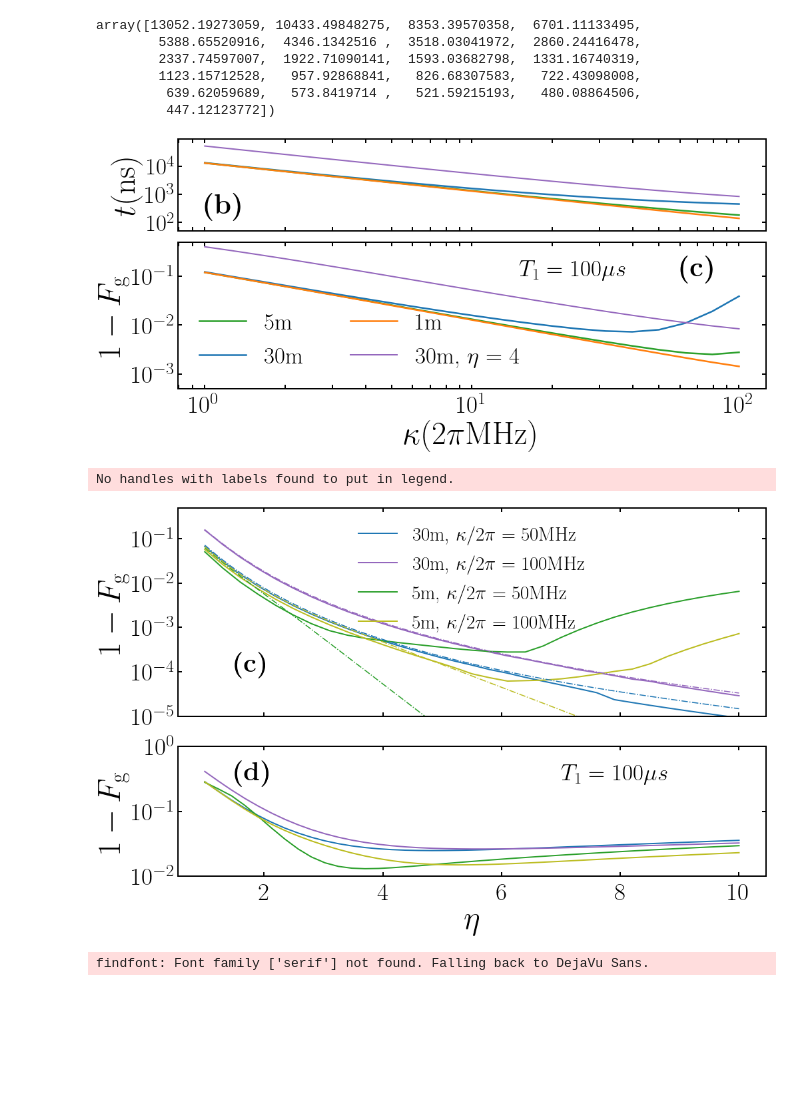
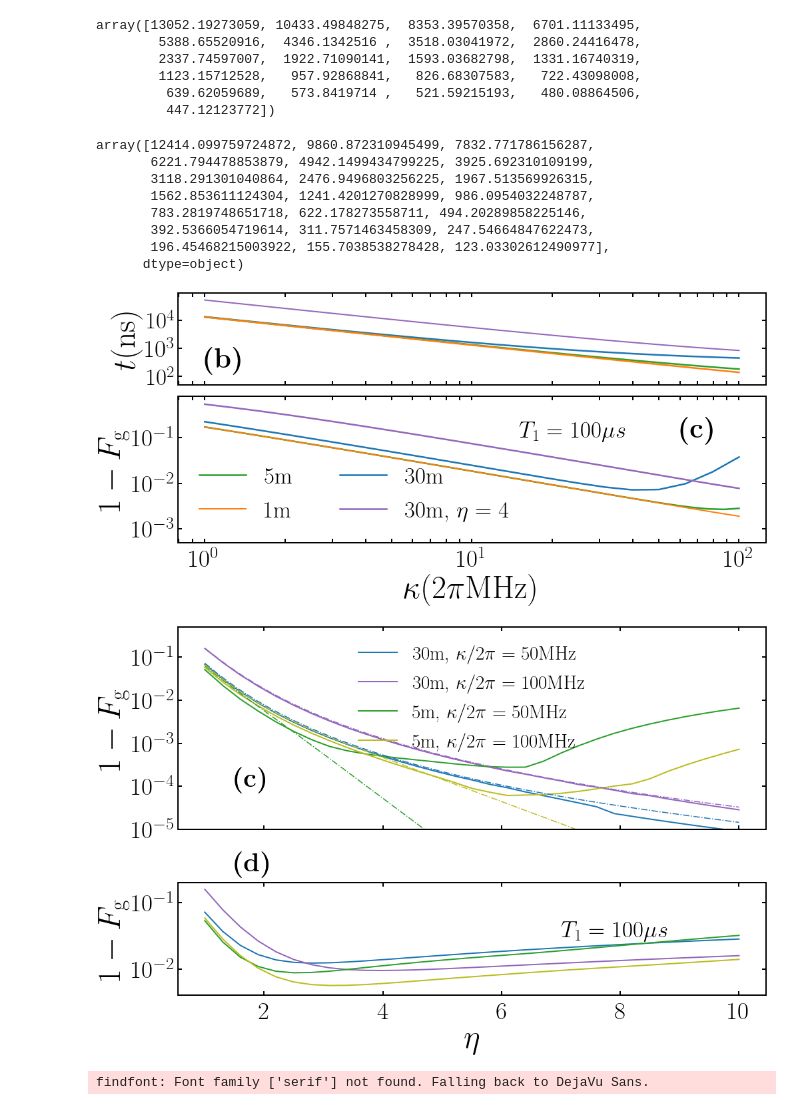
Before and after one commit to Gphysics-fpf/2022_state_transfer, a Jupyter notebook: Codes/99 All article plots.ipynb, the cells around one changed output. Drawn from its saved outputs; the diff is of its cells as text; code cells hidden in the pictures; blank space fills up the shorter version.

```diff
--- a/Codes/99 All article plots.ipynb
+++ b/Codes/99 All article plots.ipynb
@@ -403,6 +465,17 @@ array([13052.19273059, 10433.49848275,  8353.39570358,  6701.11133495,
         1123.15712528,   957.92868841,   826.68307583,   722.43098008,
          639.62059689,   573.8419714 ,   521.59215193,   480.08864506,
          447.12123772])
+# %%
+P_transfer_30m[:,-1]
+# %% [output]
+array([12414.099759724872, 9860.872310945499, 7832.771786156287,
+       6221.794478853879, 4942.1499434799225, 3925.692310109199,
+       3118.291301040864, 2476.9496803256225, 1967.513569926315,
+       1562.853611124304, 1241.4201270828999, 986.0954032248787,
+       783.2819748651718, 622.178273558711, 494.20289858225146,
+       392.5366054719614, 311.7571463458309, 247.54664847622473,
+       196.45468215003922, 155.7038538278428, 123.03302612490977],
+      dtype=object)
 # %%
 fig, (ax1, ax2) = plt.subplots(2, 1, figsize=(14,6.6), sharex=True, constrained_layout=True,  gridspec_kw={'height_ratios': [1, 1.6]})
 fid_difr_30 = diffraction(l=30, κ=all_kappas)
@@ -411,14 +484,12 @@ fid_difr_15 =  diffraction(l=5, κ=all_kappas)
 
 
 duration_30m = setup.Exp2QB2Cavities(l=30).tprop + 2*(10/(all_kappas*0.5))
-
 duration_30m_quarter = setup.Exp2QB2Cavities(l=30).tprop + 2*(10/(all_kappas*0.5*0.25))
 duration_5m = setup.Exp2QB2Cavities(l=5).tprop + 2*(10/(all_kappas*0.5))
-
 duration_30m_tenth = setup.Exp2QB2Cavities(l=30).tprop + 2*(10/(all_kappas/20))
-
 duration_30m_half = setup.Exp2QB2Cavities(l=30).tprop + 2*(10/(all_kappas*0.5*0.5))
 duration_1m = setup.Exp2QB2Cavities(l=1, mmax=60).tprop + 2*(10/(all_kappas*0.5))
+
 
 ax1.loglog(all_kappas/(2e-3*π), 2*duration_30m, color = 'tab:blue',linewidth=2.5)
 ax1.loglog(all_kappas/(2e-3*π), 2*duration_30m_quarter, color = 'tab:purple',linewidth=2)
@@ -428,10 +499,15 @@ ax1.loglog(all_kappas/(2e-3*π), 2*duration_1m, color = 'tab:orange',linewidth=2
 
 
 T1_1=100e-6*1e9
-ax2.plot(all_kappas/(2e-3*π), 1-np.load('state_transfer_5_resonant_k.npy')*np.load('state_transfer_5_resonant_k.npy')*np.exp(-2*duration_5m/T1_1), color = 'tab:green', linewidth=2.5, label = '5m')
-ax2.plot(all_kappas/(2e-3*π), (1-np.load('q2_ST_L30.npy')*np.load('q2_ST_L30.npy')*np.exp(-2*duration_30m/T1_1)), color = 'tab:blue',linewidth=2.5, label = '30m')
-ax2.plot(all_kappas/(2e-3*π),1-np.load('state_transfer_1_resonant_k_71modes.npy')*np.load('state_transfer_1_resonant_k_71modes.npy')*np.exp(-2*duration_1m/T1_1),linewidth=2.5, color='tab:orange', label = '1m')
-ax2.plot(all_kappas/(2e-3*π), 1-np.load('state_transfer_30_quarter.npy')*np.load('state_transfer_30_quarter.npy')*np.exp(-2*duration_30m_quarter/T1_1), color = 'tab:purple',linewidth=2, label = '30m, $\eta=4$')
+
+all_kappas = 2*π*np.logspace(0.0, 2.0, 36)*1e-3
+ax2.plot(all_kappas/(2e-3*π), 1 - np.abs(P_transfer_5m[:,0]) * np.abs(P_transfer_5m[:,0]) * np.exp(-2 * np.array(P_transfer_5m[:,-1], dtype = float) / T1_1) , color = 'tab:green',linewidth=2.5, label = '5m')
+ax2.plot(all_kappas/(2e-3*π), 1 - np.abs(P_transfer_1m_71modes[:,0]) * np.abs(P_transfer_1m_71modes[:,0]) * np.exp(-2 * np.array(P_transfer_1m_71modes[:,-1], dtype = float) / T1_1), color = 'tab:orange',linewidth=2, label = '1m')
+
+all_kappas = 2*π*np.logspace(0.0, 2.0, 21)*1e-3
+ax2.plot(all_kappas/(2e-3*π), 1 - np.abs(P_transfer_30m[:,0]) * np.abs(P_transfer_30m[:,0]) * np.exp(-2 * np.array(P_transfer_30m[:,-1], dtype = float) / T1_1) , color = 'tab:blue', linewidth=2.5, label = '30m')
+
+ax2.plot(all_kappas/(2e-3*π), 1 - np.abs(P_transfer_30m_quarter[:,0]) * np.abs(P_transfer_30m_quarter[:,0]) * np.exp(-2 * np.array(P_transfer_30m_quarter[:,-1], dtype = float) / T1_1) ,linewidth=2.5, color='tab:purple', label = '30m, $\eta=4$')
 
 
 # alpha2plot=0.3
@@ -466,7 +542,7 @@ ax2.tick_params(labelcolor='black', labelsize='small', width=2, length =6)
 ax2.tick_params(which='minor', color='black',  width=2, length=6)
 ax2.text(15, 1e-1,'$T_1 = 100 \mu s$',color='black', fontsize=35)
 
-ax2.set_ylim(.5e-3,0.5)
+ax2.set_ylim(.5e-3,0.8)
 ax2.set_yticks([0.001,0.01,0.1]) #,['10^1','10^2','10^3','10^4'])
 ax2.xaxis.set_tick_params(labelsize=37)
 ax2.yaxis.set_tick_params(labelsize=37)
@@ -479,9 +555,9 @@ ax2.legend(loc='lower left', ncol=2)
 
 
 plt.show()
-fig.savefig('../Newfigures/fig5bc.svg')
-fig.savefig('../Newfigures/fig5bc.pdf')
+fig.savefig('../Figures/fig5bc.svg')
+fig.savefig('../Figures/fig5bc.pdf')
 # %% [output]
-[figure, old version]
+[figure, new version]
 # %%
 ## Without Purcell filter but extended in \eta with and without optimized \chi
@@ -519,5 +586,5 @@ all_ηP = np.linspace(1, 10, 41)
 # %%
-fig, (ax1, ax2) = plt.subplots(2, 1, figsize=(14,9), sharex=True, constrained_layout=True,  gridspec_kw={'height_ratios': [1.6, 1]})
+fig, (ax1, ax2) = plt.subplots(2, 1, figsize=(14,9), sharex=True, constrained_layout=True,  gridspec_kw={'height_ratios': [1.8, 1]})
 
 # plt.rcParams.update({'font.size': 32})
 
@@ -530,10 +597,10 @@ ax2.set_yscale('log')
 #p2 = ax1.plot(all_η, 1-np.abs(new_phase_gate_5m_50MHz[:,-1]), label='30m, 50[ MHz]',color='tab:green',linewidth=2.5)
 #p4 = ax1.plot(all_η, 1-np.abs(new_phase_gate_5m_100MHz[:,-1]), label='30m, 100[ MHz]',color='tab:red',linewidth=2.5)
 
-p1opt = ax1.plot(all_η, 1-np.abs(new_phase_gate_30m_50MHz_opt[:,-1]),'-',color='tab:blue',linewidth=2,label='30m, $\\kappa/2\\pi = 50$MHz')
-p2opt = ax1.plot(all_η, 1-np.abs(new_phase_gate_30m_100MHz_opt[:,-1]),'-',color='tab:purple',linewidth=2,label='30m, $\\kappa/2\\pi = 100$MHz')
-p3opt = ax1.plot(all_η, 1-np.abs(new_phase_gate_5m_50MHz_opt[:,-1]),'-',color='tab:green',linewidth=2,label='5m, $\\kappa/2\\pi = 50$MHz')
-p4opt = ax1.plot(all_η, 1-np.abs(new_phase_gate_5m_100MHz_opt[:,-1]),'-',color='tab:olive',linewidth=2,label='5m, $\\kappa/2\\pi = 100$MHz')
+p1opt = ax1.plot(all_η, 1-np.abs(new_phase_gate_30m_50MHz_opt[:,-1]),'-',color='tab:blue',linewidth=2,label='30m, $\kappa/2\pi = 50$MHz')
+p2opt = ax1.plot(all_η, 1-np.abs(new_phase_gate_30m_100MHz_opt[:,-1]),'-',color='tab:purple',linewidth=2,label='30m, $\kappa/2\pi = 100$MHz')
+p3opt = ax1.plot(all_η, 1-np.abs(new_phase_gate_5m_50MHz_opt[:,-1]),'-',color='tab:green',linewidth=2,label='5m, $\kappa/2\pi = 50$MHz')
+p4opt = ax1.plot(all_η, 1-np.abs(new_phase_gate_5m_100MHz_opt[:,-1]),'-',color='tab:olive',linewidth=2,label='5m, $\kappa/2\pi = 100$MHz')
 
 p1theo = ax1.plot(all_ηt, 1-np.abs(F_30m_50MHz_theory), '-.',color='tab:blue',linewidth=1.5)
 p2theo = ax1.plot(all_ηt, 1-np.abs(F_30m_100MHz_theory), '-.',color='tab:purple',linewidth=1.5)
@@ -552,49 +619,45 @@ ax1.yaxis.set_minor_locator(MultipleLocator(1))
 ax1.tick_params(which='minor', color='black', width=2, length=6)
 ax1.set_yticks([1e-5,1e-4,1e-3,1e-2,1e-1]) #,['10^1','10^2','10^3','10^4'])
 
 #
 
 ax1.legend(fontsize='small', loc='upper center')
 
 T1_1=100e3
 T1_2=50e3
 alpha2plot=0.3
-p1=ax2.plot(all_ηP, 1-np.prod(phase_gate_30m_50MHz_r[:,[0,1]],axis=1)*np.exp(-2*phase_gate_30m_50MHz_r[:,-1]/T1_1),color='tab:blue',linewidth=2)
-p2=ax2.plot(all_ηP, 1-np.prod(phase_gate_30m_100MHz_r[:,[0,1]],axis=1)*np.exp(-2*phase_gate_30m_100MHz_r[:,-1]/T1_1),color='tab:purple',linewidth=2)
-p3=ax2.plot(all_ηP, 1-np.prod(phase_gate_5m_50MHz_r[:,[0,1]],axis=1)*np.exp(-2*phase_gate_5m_50MHz_r[:,-1]/T1_1),color='tab:green',linewidth=2)
-p4=ax2.plot(all_ηP, 1-np.prod(phase_gate_5m_100MHz_r[:,[0,1]],axis=1)*np.exp(-2*phase_gate_5m_100MHz_r[:,-1]/T1_1), color='tab:olive',linewidth=2)
 
-# p1=ax2.plot(all_ηP, 1-np.prod(phase_gate_30m_50MHz_r[:,[0,1]],axis=1)*np.exp(-2*phase_gate_30m_50MHz_r[:,-1]/T1_2),color='tab:blue',linewidth=2,alpha=alpha2plot,label = '$T_1$=50$\\mu s$')
-# p2=ax2.plot(all_ηP, 1-np.prod(phase_gate_30m_100MHz_r[:,[0,1]],axis=1)*np.exp(-2*phase_gate_30m_100MHz_r[:,-1]/T1_2),color='tab:orange',linewidth=2,alpha=alpha2plot)
-# p3=ax2.plot(all_ηP, 1-np.prod(phase_gate_5m_50MHz_r[:,[0,1]],axis=1)*np.exp(-2*phase_gate_5m_50MHz_r[:,-1]/T1_2),color='tab:green',linewidth=2,alpha=alpha2plot)
-# p4=ax2.plot(all_ηP, 1-np.prod(phase_gate_5m_100MHz_r[:,[0,1]],axis=1)*np.exp(-2*phase_gate_5m_100MHz_r[:,-1]/T1_2), color='tab:red',linewidth=2,alpha=alpha2plot)
-ax2.legend(loc='upper right')
+ax2.plot(all_η, 1 - np.abs(new_phase_gate_30m_50MHz_opt[:,-1])  * np.exp(-(tau_30m_50MHz_phase_gate + new_phase_gate_30m_50MHz_opt[:,-5]) / T1_1),color='tab:blue',linewidth=2)
+ax2.plot(all_η, 1 - np.abs(new_phase_gate_30m_100MHz_opt[:,-1]) * np.exp(-(tau_30m_100MHz_phase_gate + new_phase_gate_30m_100MHz_opt[:,-5]) / T1_1),color='tab:purple',linewidth=2)
+ax2.plot(all_η, 1 - np.abs(new_phase_gate_5m_50MHz_opt[:,-1])   * np.exp(-(tau_5m_50MHz_phase_gate + new_phase_gate_5m_50MHz_opt[:,-5]) / T1_1),color='tab:green',linewidth=2)
+ax2.plot(all_η, 1 - np.abs(new_phase_gate_5m_100MHz_opt[:,-1])  * np.exp(-(tau_5m_100MHz_phase_gate + new_phase_gate_5m_100MHz_opt[:,-5]) / T1_1), color='tab:olive',linewidth=2)
+
+
 ax2.set_ylabel('$1-F_{\mathrm{g}}$', {'fontsize': 48})
 
-ax2.set_ylim(1e-2,1e0)
+ax2.set_ylim(4e-3,2e-1)
 ax2.tick_params(labelcolor='black', labelsize='small', width=2, length =6)
-ax2.set_yticks([0.01,0.1,1]) #,['10^1','10^2','10^3','10^4'])
+ax2.set_yticks([0.01,0.1]) #,['10^1','10^2','10^3','10^4'])
 
 
 ax1.text(1.5, 1e-4,'\\textbf{(c)}',color='black', weight='bold', fontsize=40)
 ax2.text(1.5, 3e-1,'\\textbf{(d)}',color='black', weight='bold', fontsize=40)
-ax2.text(7,  3e-1,'$T_1 = 100 \mu s$',color='black', fontsize=35)
+ax2.text(7,  3e-2,'$T_1 = 100 \mu s$',color='black', fontsize=35)
 
 ax2.xaxis.set_tick_params(labelsize=37)
 ax2.yaxis.set_tick_params(labelsize=37)
 ax1.yaxis.set_tick_params(labelsize=37)
 
 ax2.xaxis.set_tick_params(pad=10)
 
 
-fig.savefig('../Newfigures/fig6cd.svg')
-fig.savefig('../Newfigures/fig6cd.pdf')
+fig.savefig('../Figures/fig6cd.svg')
+fig.savefig('../Figures/fig6cd.pdf')
 fig.savefig('fig6cd.pdf')
 
 plt.show()
 # %% [output]
-No handles with labels found to put in legend.
-[figure, old version]
+[figure, new version]
 # %%
 fig, (ax1, ax2) = plt.subplots(2, 1, figsize=(12,9), sharex=True,constrained_layout=True,  gridspec_kw={'height_ratios': [1, 1]})
 # plt.tight_layout()
```
Also changed, not shown: parts of 12 cells of this notebook, 5 other files.
